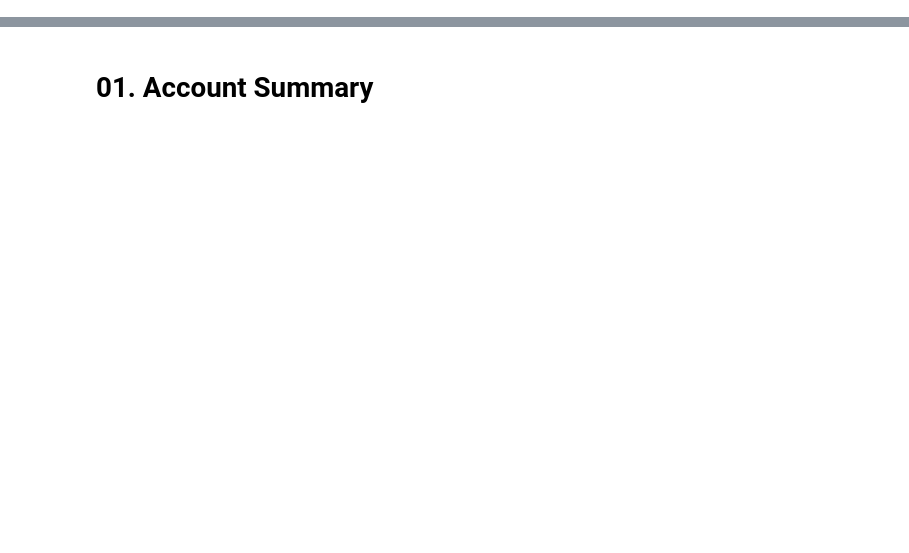
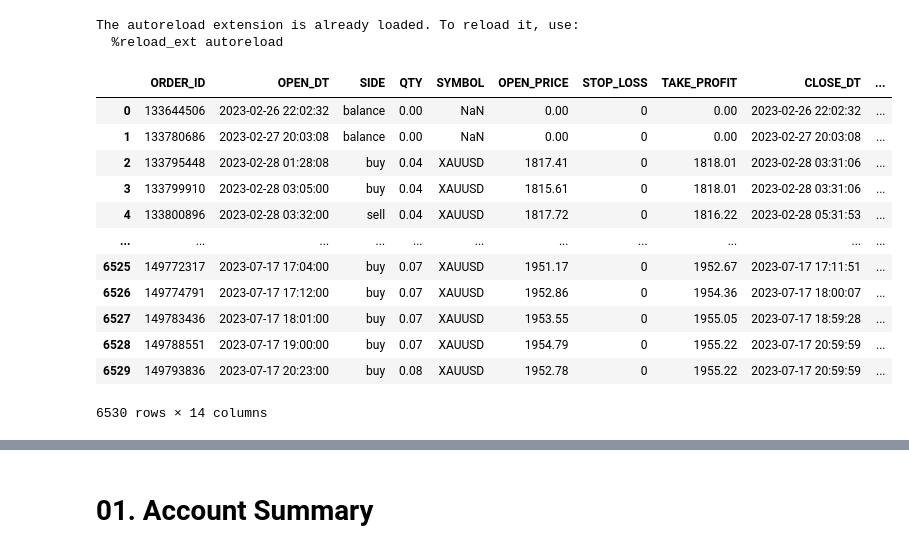
Before and after one commit to sournk/rf-history, a Jupyter notebook: research/analize.ipynb, the cells around one changed output, grey strips where cells are left out. Cells and saved outputs as stored; diff of their text form; code cells hidden in the pictures; blank space fills up the shorter version.

```diff
--- a/research/analize.ipynb
+++ b/research/analize.ipynb
@@ -0,0 +1,61 @@
+# %%
+%load_ext autoreload
+%autoreload 2
+
+import sys
+import pandas as pd
+import sqlite3
+
+sys.path.append("..")
+
+import analizer as an
+
+# pd.set_option('max_columns', 200)
+# %% [output]
+The autoreload extension is already loaded. To reload it, use:
+  %reload_ext autoreload
+# %%
+# Load data
+
+data_source = 'db'
+data_source = 'file'
+
+user_id = '1483383788'
+files_list = ['20230717T192633_yudintut_42a8e4d5b845465ca0a4a139136a1f02.xls',
+              '20230717T192639_yudintut_c30ec7287fa54ee28d1322689db1743b.xls']
+# files_list = ['full.xls']
+
+if data_source == 'db':
+    # Load data from sqlite
+    conn = sqlite3.connect('db.sqlite')
+    df_full = pd.read_sql(f'SELECT * FROM Trans WHERE USER_ID = :user_id', conn,
+                        params={'user_id': user_id})
+else:
+    df_full = None
+    # load data from xls* file
+    for f in files_list:
+        if not df_full is None:
+            df_full = pd.concat([df_full, pd.read_excel(f)])
+        else:
+            df_full = pd.read_excel(f)
+
+    df_full = an.prepare_columns(df_full)
+    df_full.to_csv('merged.csv')
+
+
+df_full = df_full.reset_index(drop=True)
+df_full
+# %% [output]
+|  | ORDER_ID | OPEN_DT | SIDE | QTY | SYMBOL | OPEN_PRICE | STOP_LOSS | TAKE_PROFIT | CLOSE_DT | ... |
+| 0 | 133644506 | 2023-02-26 22:02:32 | balance | 0.00 | NaN | 0.00 | 0 | 0.00 | 2023-02-26 22:02:32 | ... |
+| 1 | 133780686 | 2023-02-27 20:03:08 | balance | 0.00 | NaN | 0.00 | 0 | 0.00 | 2023-02-27 20:03:08 | ... |
+| 2 | 133795448 | 2023-02-28 01:28:08 | buy | 0.04 | XAUUSD | 1817.41 | 0 | 1818.01 | 2023-02-28 03:31:06 | ... |
+| 3 | 133799910 | 2023-02-28 03:05:00 | buy | 0.04 | XAUUSD | 1815.61 | 0 | 1818.01 | 2023-02-28 03:31:06 | ... |
+| 4 | 133800896 | 2023-02-28 03:32:00 | sell | 0.04 | XAUUSD | 1817.72 | 0 | 1816.22 | 2023-02-28 05:31:53 | ... |
+| ... | ... | ... | ... | ... | ... | ... | ... | ... | ... | ... |
+| 6525 | 149772317 | 2023-07-17 17:04:00 | buy | 0.07 | XAUUSD | 1951.17 | 0 | 1952.67 | 2023-07-17 17:11:51 | ... |
+| 6526 | 149774791 | 2023-07-17 17:12:00 | buy | 0.07 | XAUUSD | 1952.86 | 0 | 1954.36 | 2023-07-17 18:00:07 | ... |
+| 6527 | 149783436 | 2023-07-17 18:01:00 | buy | 0.07 | XAUUSD | 1953.55 | 0 | 1955.05 | 2023-07-17 18:59:28 | ... |
+| 6528 | 149788551 | 2023-07-17 19:00:00 | buy | 0.07 | XAUUSD | 1954.79 | 0 | 1955.22 | 2023-07-17 20:59:59 | ... |
+| 6529 | 149793836 | 2023-07-17 20:23:00 | buy | 0.08 | XAUUSD | 1952.78 | 0 | 1955.22 | 2023-07-17 20:59:59 | ... |
+6530 rows × 14 columns
```
Also changed, not shown: parts of 4 cells of this notebook, 2 other files.
